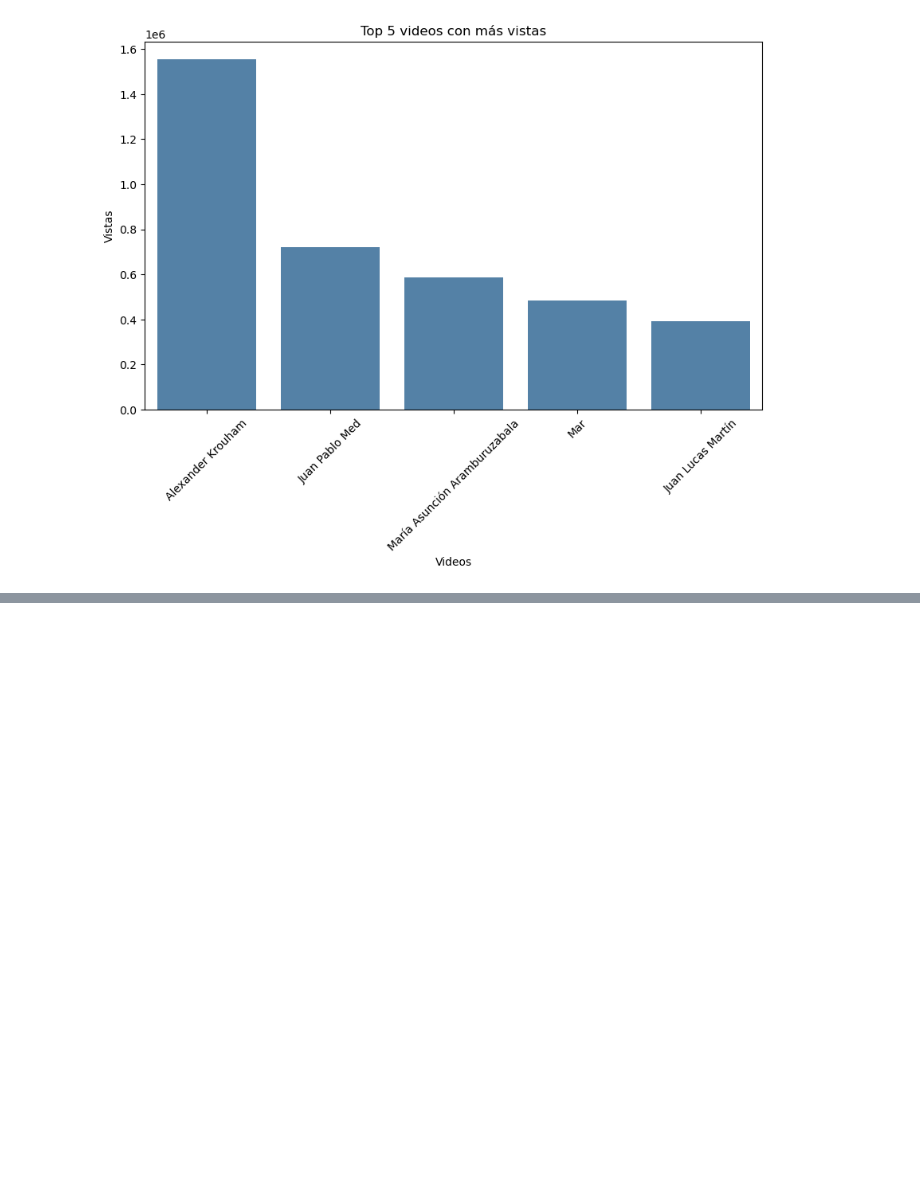
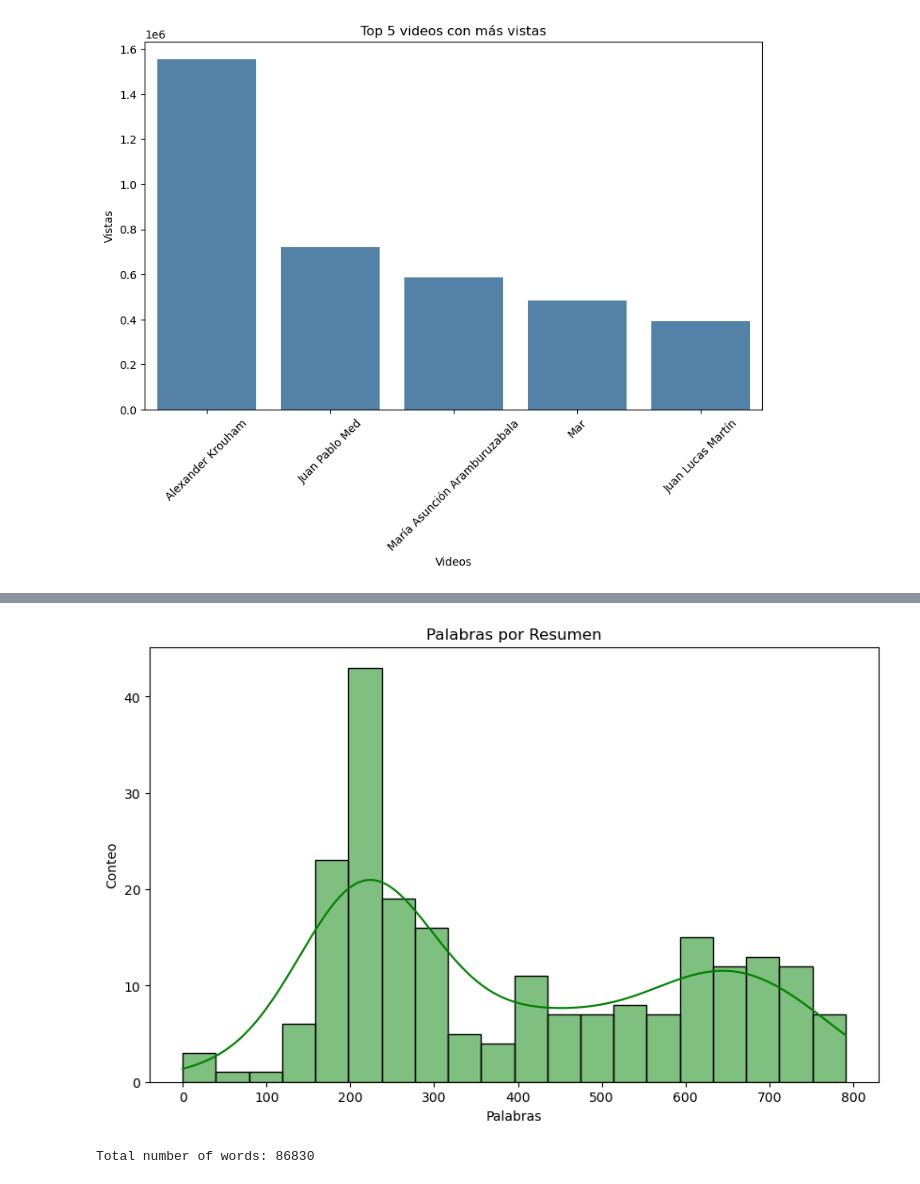
Before and after one commit to romanAVJ/mineria-mcd-itam-proy, a Jupyter notebook: src/notebooks/eda_data.ipynb, the cells around one changed output, grey strips where cells are left out. Cells and saved outputs as stored; diff of their text form; code cells hidden in the pictures; blank space fills up the shorter version.

```diff
--- a/src/notebooks/eda_data.ipynb
+++ b/src/notebooks/eda_data.ipynb
@@ -336,0 +465,10 @@ plt.show()
+# %%
+# get the number of words per video_id
+df_num_words_description = (
+    df_videos
+    .groupby('id', as_index=False)
+    .agg(
+        num_words=('description', get_num_words)
+    )
+)
+df_num_words_description
@@ -336,0 +489,34 @@ plt.show()
+# %%
+# histogram of number of words per video
+plt.figure(figsize=(10,6))
+sns.histplot(
+    data=df_num_words_description,
+    x='num_words',
+    kde=True,
+    color='green',
+    bins=20
+)
+
+# # add mean number of words
+# mean_num_words = df_num_words_description.num_words.mean()
+# plt.axvline(mean_num_words, color='red', linestyle='--')
+
+# # annotate mean duration bottom left
+# plt.annotate(
+#     'Promedio: {:.0f} palabras'.format(mean_num_words),
+#     xy=(mean_num_words, 10), xytext=(10, -4)
+# )
+
+# add title
+plt.title('Palabras por Resumen')
+plt.xlabel('Palabras')
+plt.ylabel('Conteo')
+
+plt.show()
+# %% [output]
+[figure, added]
+# %%
+# total number of words
+print(f"Total number of words: {df_num_words_description.num_words.sum()}")
+# %% [output]
+Total number of words: 86830
```
Also changed, not shown: parts of 22 cells of this notebook.
